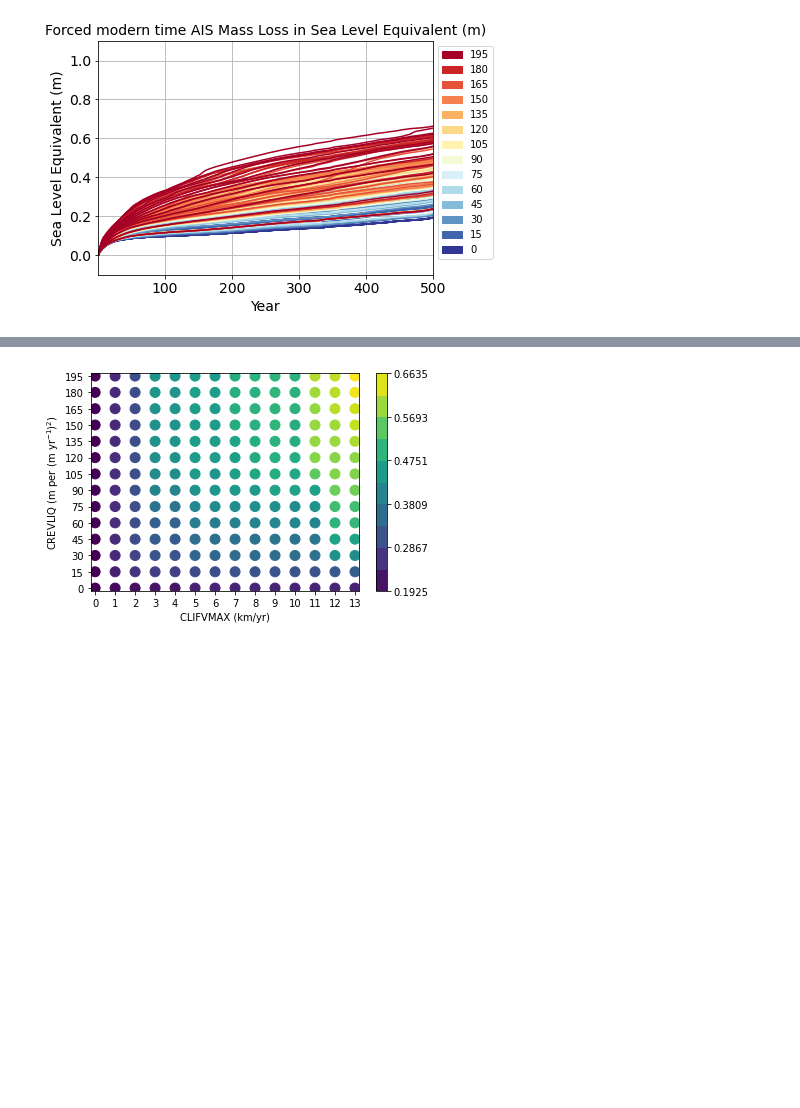
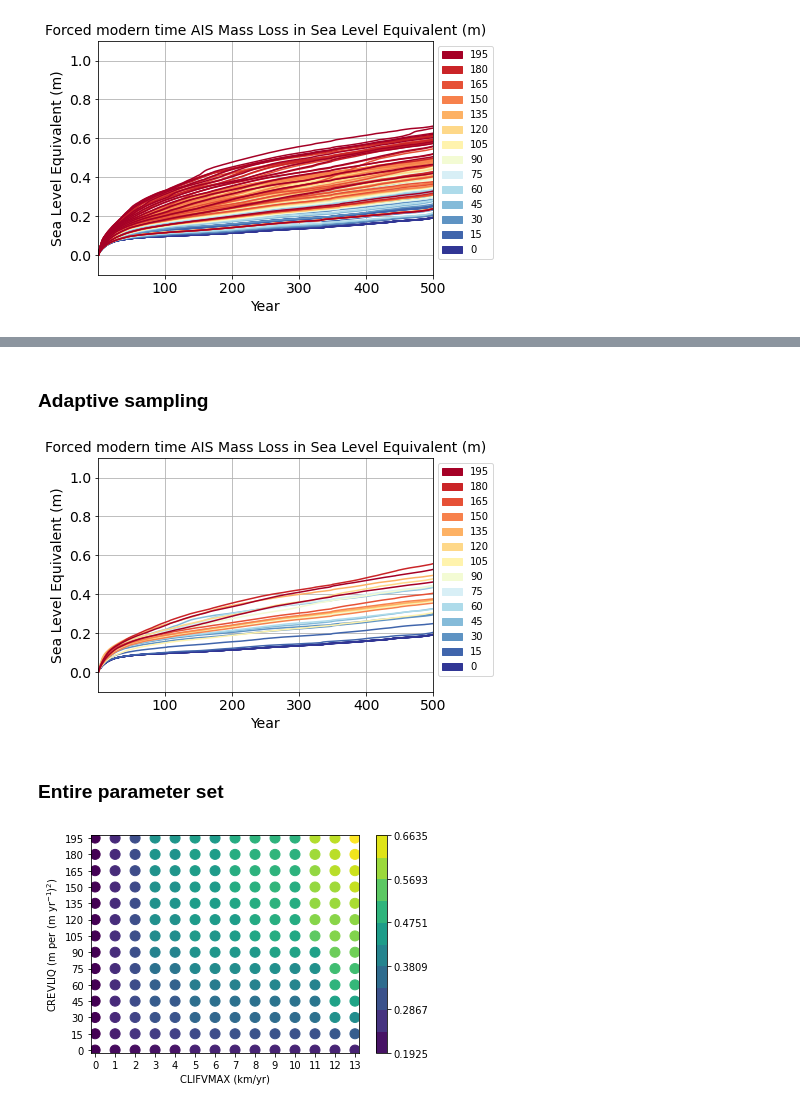
Before and after one commit to radical-collaboration/SAMPLE-ICM, a Jupyter notebook: notebooks/ISM_figures_40km.ipynb, the cells around one changed output, grey strips where cells are left out. Cells and saved outputs as stored; diff of their text form; code cells hidden in the pictures; blank space fills up the shorter version.

```diff
--- a/notebooks/ISM_figures_40km.ipynb
+++ b/notebooks/ISM_figures_40km.ipynb
@@ -157,3 +185,11 @@ plot_timeseries_matplotlib(df, "esl(m)", ["crevliq", "cliffvmax"])
+# %% [markdown]
+### Adaptive sampling
+# %%
+plot_timeseries_matplotlib(df_adapt, "esl(m)", ["crevliq", "cliffvmax"])
+# %% [output]
+[figure, added]
+# %% [markdown]
+### Entire parameter set
 # %%
 df = load_fort22(km40_dir)
 df = df[["time", "esl(m)", "crevliq", "cliffvmax"]]
```
Also changed, not shown: parts of 10 cells of this notebook.
